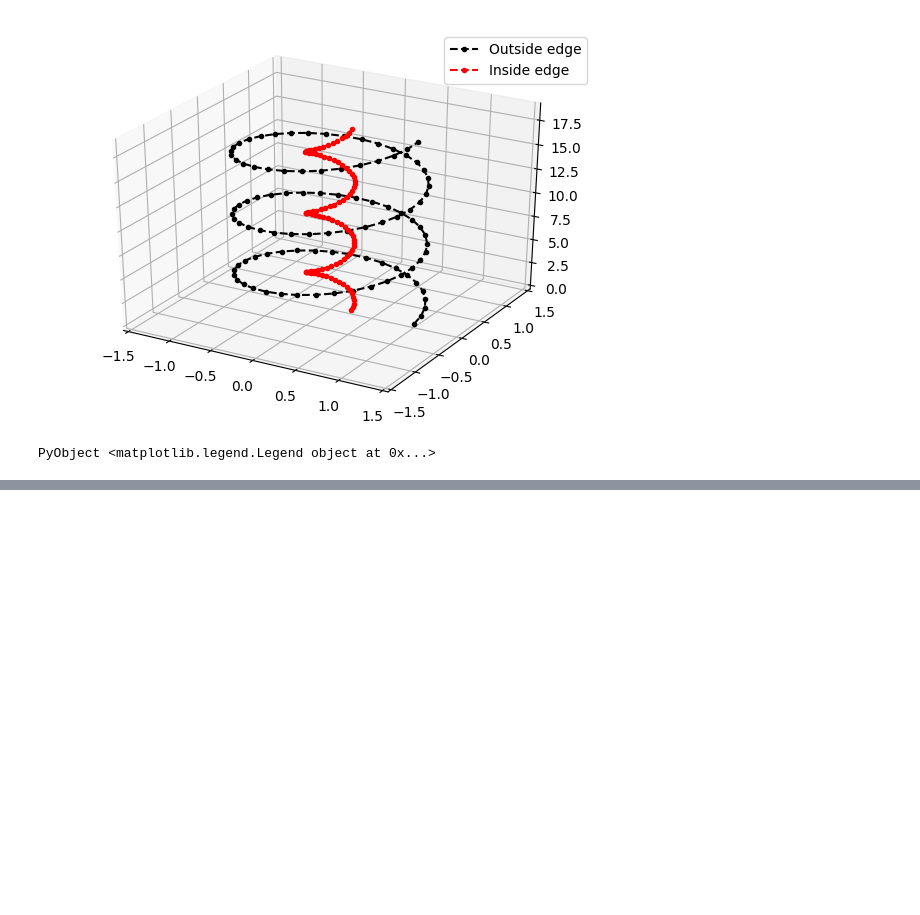
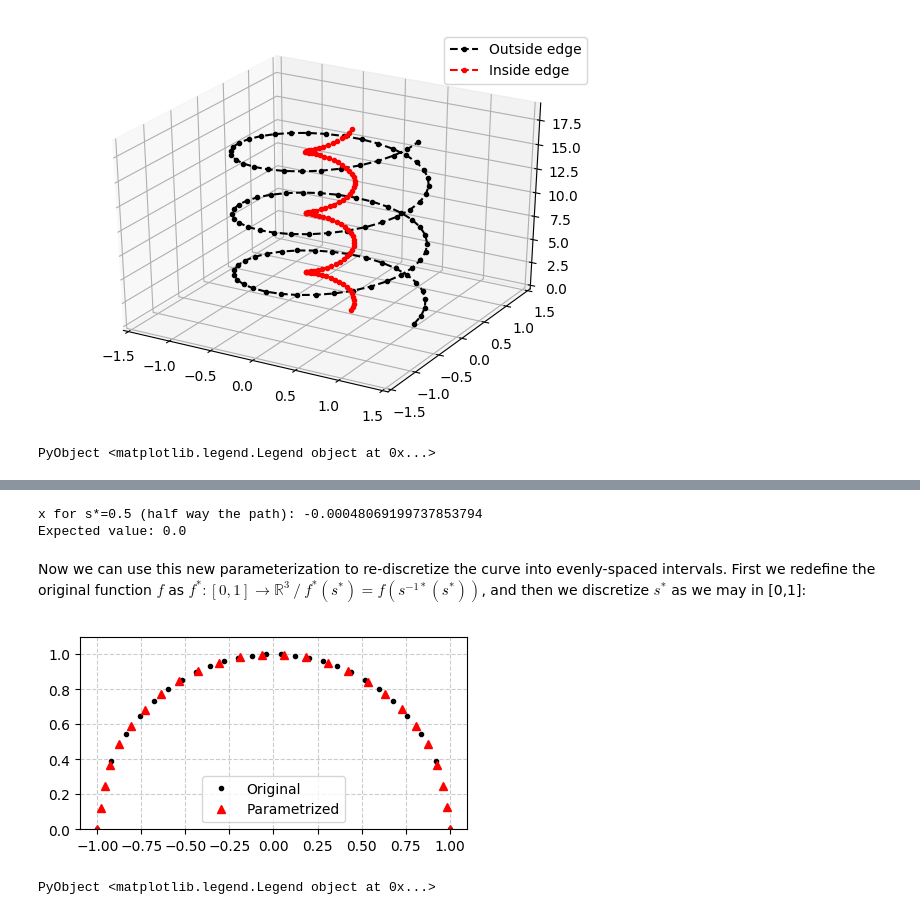
Before and after one commit to byuflowlab/GeometricTools.jl, a Jupyter notebook: docs/Documentation.ipynb, the cells around one changed output, grey strips where cells are left out. Saved outputs shown, nothing was run; the diff lists cells and outputs as text; code cells hidden in the pictures; blank space fills up the shorter version.

Commit message:
Write parametrization method

```diff
--- a/docs/Documentation.ipynb
+++ b/docs/Documentation.ipynb
@@ -149,0 +272,47 @@ PyObject <matplotlib.legend.Legend object at 0x...>
+# %%
+using Roots
+
+stot = fun_s(x[end])      # Total length of the path
+norm_s(x) = fun_s(x)/stot # Normalized path function
+
+function inv_norm_s(sstar; debug=false)
+    # ERROR CASES
+    if sstar<-0.001 || sstar>1.001 # Outside of domain
+        error("Invalid normalized path length $(sstar) (sstar<0 || sstar>1)")
+    end
+
+    # Finds the x that matches the target (sstar)
+    this_fun(x) = sstar - norm_s(x)
+    bracket = [ x[1]*(1-0.01*sign(x[1])) , x[end]*(1+0.01*sign(x[end]))]
+    if debug
+        println("sstar=$sstar\tbracket=$bracket")
+        println("flow=$(this_fun(bracket[1]))")
+        println("fup=$(this_fun(bracket[2]))")
+    end
+    this_x = Roots.find_zero(this_fun, bracket, Roots.Bisection())
+
+    return this_x
+end
+
+# Verification: x for s*=0.5 must equal 0
+println("x for s*=0.5 (half way the path): $(inv_norm_s(0.5))")
+println("Expected value: 0.0")
+# %% [output]
+x for s*=0.5 (half way the path): -0.00048069199737853794
+Expected value: 0.0
+# %% [markdown]
+Now we can use this new parameterization to re-discretize the curve into evenly-spaced intervals. First we redefine the original function $f$ as $f^*: [0,1]\rightarrow \mathbb{R}^3 \mathop{/} f^*(s^*) = f(s^{-1*}(s^*))$, and then we discretize $s^*$ as we may in [0,1]:
+# %%
+# Redefine the original function in terms of the new parametrization s*
+function fstar(sstar)
+    x = inv_norm_s(sstar)
+    return (x, spl(x), 0)
+end
+
+# Discretize into points evenly spaced
+points3 = vtk.discretize(fstar, 0, 1, 25, 1.0)
+plot3(points; label="Original", style=".k")
+plot3(points3; label="Parametrized", style="^r")
+# %% [output]
+[figure, added]
+PyObject <matplotlib.legend.Legend object at 0x...>
```
Also changed, not shown: parts of 22 cells of this notebook, 5 other files.
